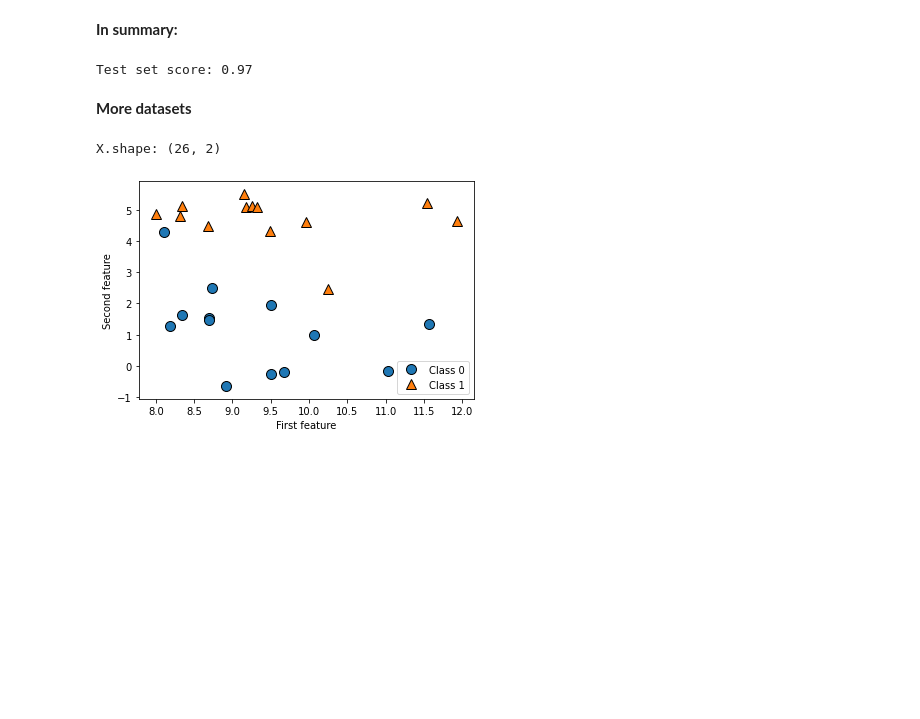
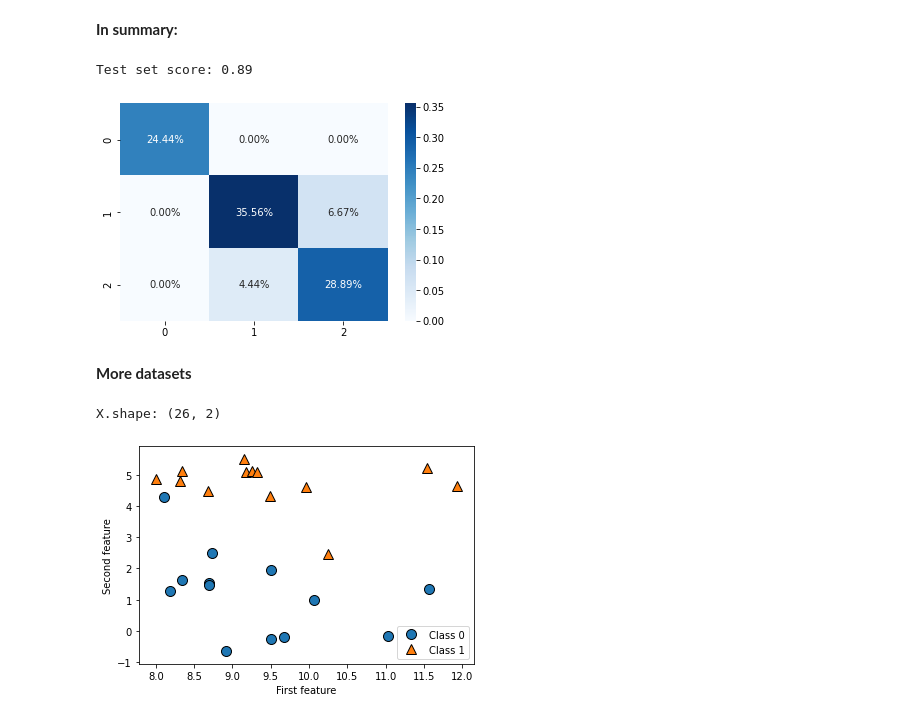
Before and after one commit to clizarraga-UAD7/Notebooks, a Jupyter notebook: ML_Classification.ipynb, the cells around one changed output. Saved outputs shown, nothing was run; the diff lists cells and outputs as text; code cells hidden in the pictures; blank space fills up the shorter version.

```diff
--- a/ML_Classification.ipynb
+++ b/ML_Classification.ipynb
@@ -206,15 +273,47 @@ Test set score: 0.97
 # %% [markdown]
 **In summary:**
-# %%
-X_train, X_test, y_train, y_test = train_test_split(
-    iris_dataset['data'], iris_dataset['target'], random_state=0)
-
-knn = KNeighborsClassifier(n_neighbors=1)
-knn.fit(X_train, y_train)
-
-print("Test set score: {:.2f}".format(knn.score(X_test, y_test)))
-# %% [output]
-Test set score: 0.97
+# %%
+# Import frequent needed libraries
+import pandas as pd
+import numpy as np
+import matplotlib.pyplot as plt
+import seaborn as sns
+
+# Import libraries from Scikit-Learn for Classification problems
+from sklearn.neighbors import KNeighborsClassifier
+from sklearn.model_selection import train_test_split
+from sklearn.metrics import confusion_matrix
+from sklearn.metrics import classification_report
+
+# Load Iris dataset from Scikit-Learn
+from sklearn.datasets import load_iris
+iris_dataset = load_iris()
+
+
+# Simple steps for building a machine learning model
+
+# Step 1: Split data intro (70%)train and (30%) test sets.
+X_train, X_test, y_train, y_test = train_test_split(
+    iris_dataset['data'], iris_dataset['target'], test_size=0.3, random_state=41)
+
+# Instantiate the model and train it by fitting the train data.
+knn = KNeighborsClassifier(n_neighbors=1)
+knn.fit(X_train, y_train)
+
+# See the performance of the model
+print("Test set score: {:.2f}".format(knn.score(X_test, y_test)))
+
+# Evaluate Model
+cm = confusion_matrix(y_pred, y_test)
+
+# Annotated & Normalized Heat Map
+sns.heatmap(cm/np.sum(cm), annot=True, fmt='.2%', cmap='Blues');
+
+# Print performance metrics
+print(classification_report(y_test, y_pred))
+# %% [output]
+Test set score: 0.89
+[figure, added]
 # %% [markdown]
 **More datasets**
 # %%
```
Also changed, not shown: parts of 19 cells of this notebook.
